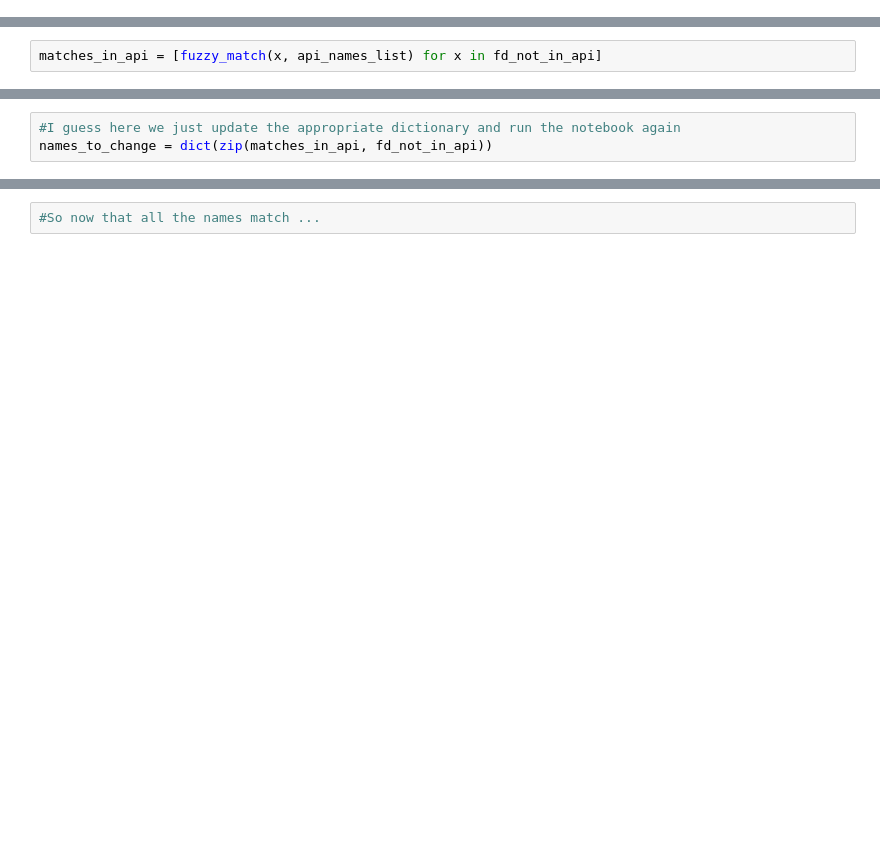
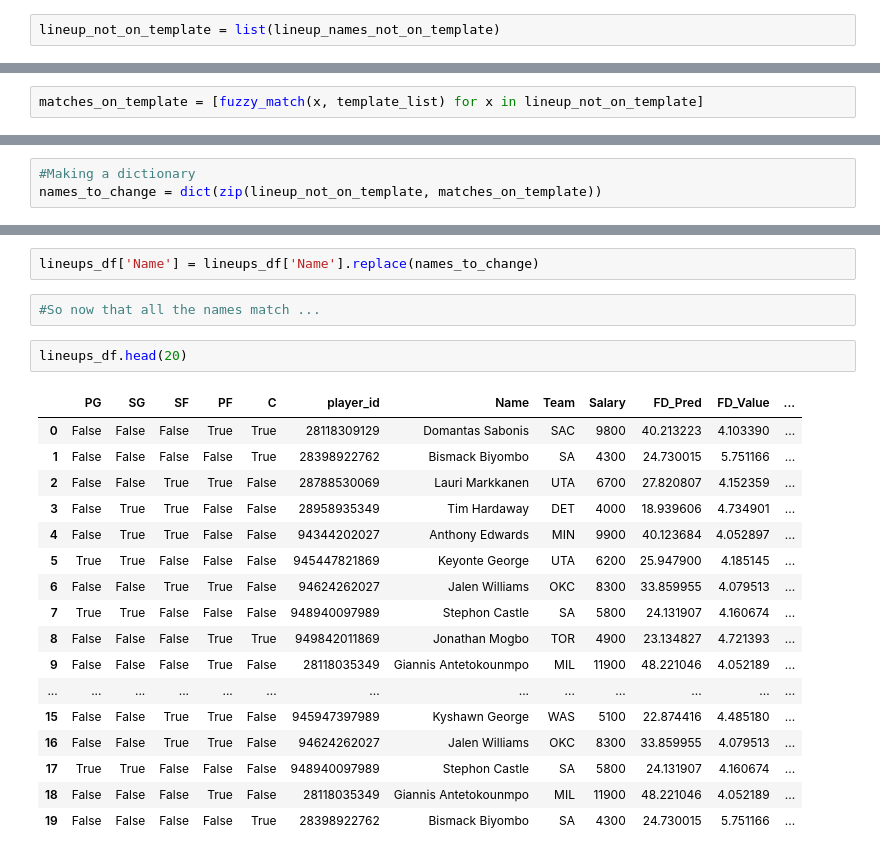
Before and after one commit to mbmontana785/NBA_DFS_Model, a Jupyter notebook: Multi_Lineup_CSV.ipynb, the cells around one changed output, grey strips where cells are left out. Drawn from its saved outputs; the diff is of its cells as text; blank space fills up the shorter version.

```diff
--- a/Multi_Lineup_CSV.ipynb
+++ b/Multi_Lineup_CSV.ipynb
@@ -162,2 +146,4 @@ len(fd_not_in_api)
+# %%
+lineup_not_on_template = list(lineup_names_not_on_template)
 # %% [markdown]
 # Fuzzy matching
@@ -180,3 +160,3 @@ fd_not_in_api
 # %%
-matches_in_api = [fuzzy_match(x, api_names_list) for x in fd_not_in_api]
+matches_on_template = [fuzzy_match(x, template_list) for x in lineup_not_on_template]
 # %%
@@ -186,6 +166,6 @@ matches_in_api
 # %%
-#I guess here we just update the appropriate dictionary and run the notebook again
-names_to_change = dict(zip(matches_in_api, fd_not_in_api))
+#Making a dictionary
+names_to_change = dict(zip(lineup_not_on_template, matches_on_template))
 # %%
 names_to_change
 # %% [output]
@@ -193,2 +175,24 @@ names_to_change
+# %%
+lineups_df['Name'] = lineups_df['Name'].replace(names_to_change)
 # %%
 #So now that all the names match ...
+# %%
+lineups_df.head(20)
+# %% [output]
+|  | PG | SG | SF | PF | C | player_id | Name | Team | Salary | FD_Pred | FD_Value | ... |
+| 0 | False | False | False | True | True | 28118309129 | Domantas Sabonis | SAC | 9800 | 40.213223 | 4.103390 | ... |
+| 1 | False | False | False | False | True | 28398922762 | Bismack Biyombo | SA | 4300 | 24.730015 | 5.751166 | ... |
+| 2 | False | False | True | True | False | 28788530069 | Lauri Markkanen | UTA | 6700 | 27.820807 | 4.152359 | ... |
+| 3 | False | True | True | False | False | 28958935349 | Tim Hardaway | DET | 4000 | 18.939606 | 4.734901 | ... |
+| 4 | False | True | True | False | False | 94344202027 | Anthony Edwards | MIN | 9900 | 40.123684 | 4.052897 | ... |
+| 5 | True | True | False | False | False | 945447821869 | Keyonte George | UTA | 6200 | 25.947900 | 4.185145 | ... |
+| 6 | False | False | True | True | False | 94624262027 | Jalen Williams | OKC | 8300 | 33.859955 | 4.079513 | ... |
+| 7 | True | True | False | False | False | 948940097989 | Stephon Castle | SA | 5800 | 24.131907 | 4.160674 | ... |
+| 8 | False | False | False | True | True | 949842011869 | Jonathan Mogbo | TOR | 4900 | 23.134827 | 4.721393 | ... |
+| 9 | False | False | False | True | False | 28118035349 | Giannis Antetokounmpo | MIL | 11900 | 48.221046 | 4.052189 | ... |
+| ... | ... | ... | ... | ... | ... | ... | ... | ... | ... | ... | ... | ... |
+| 15 | False | False | True | True | False | 945947397989 | Kyshawn George | WAS | 5100 | 22.874416 | 4.485180 | ... |
+| 16 | False | False | True | True | False | 94624262027 | Jalen Williams | OKC | 8300 | 33.859955 | 4.079513 | ... |
+| 17 | True | True | False | False | False | 948940097989 | Stephon Castle | SA | 5800 | 24.131907 | 4.160674 | ... |
+| 18 | False | False | False | True | False | 28118035349 | Giannis Antetokounmpo | MIL | 11900 | 48.221046 | 4.052189 | ... |
+| 19 | False | False | False | False | True | 28398922762 | Bismack Biyombo | SA | 4300 | 24.730015 | 5.751166 | ... |
```
Also changed, not shown: parts of 50 cells of this notebook.
